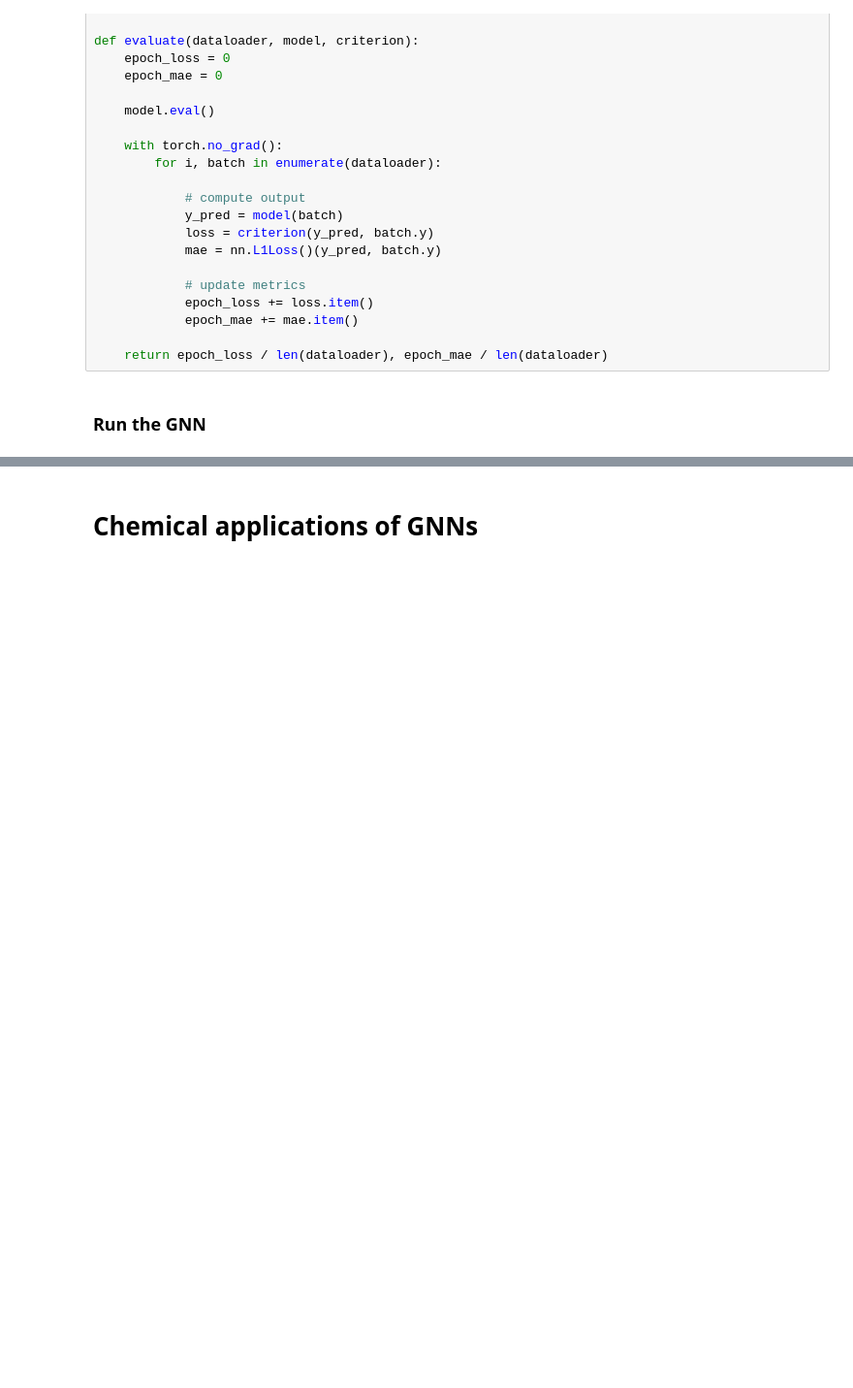
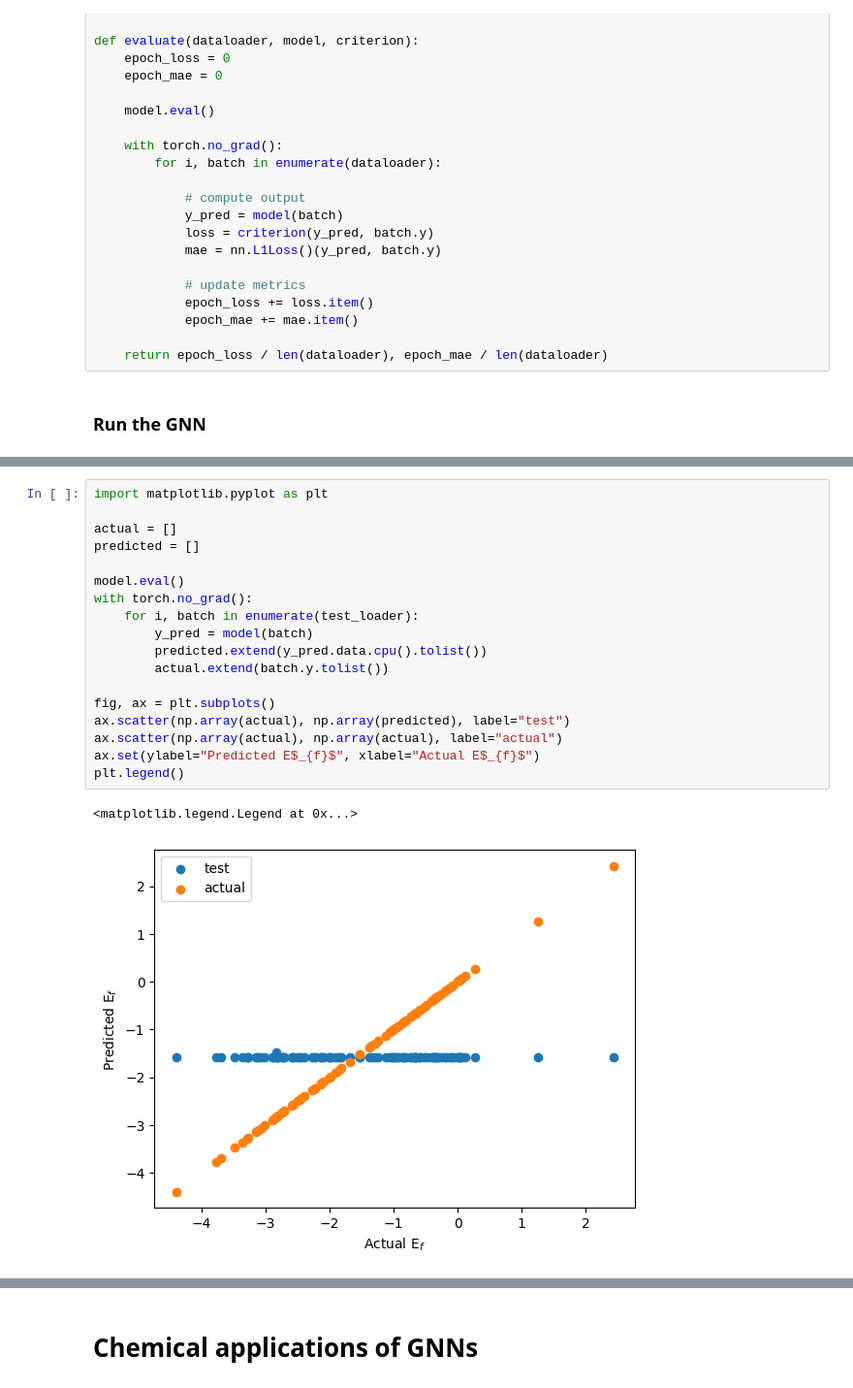
Before and after one commit to Lorentyfle/GNN-CaMML-course-blog, a Jupyter notebook: Graph_CaMML.ipynb, the cells around one changed output, grey strips where cells are left out. Shown at 97% size. Cells and saved outputs as stored; diff of their text form; blank space fills up the shorter version.

```diff
--- a/Graph_CaMML.ipynb
+++ b/Graph_CaMML.ipynb
@@ -600,0 +590,21 @@ While this part was only for showing how to build a GNN by our own hands, other
+# %%
+import matplotlib.pyplot as plt
+
+actual = []
+predicted = []
+
+model.eval()
+with torch.no_grad():
+    for i, batch in enumerate(test_loader):
+        y_pred = model(batch)
+        predicted.extend(y_pred.data.cpu().tolist())
+        actual.extend(batch.y.tolist())
+
+fig, ax = plt.subplots()
+ax.scatter(np.array(actual), np.array(predicted), label="test")
+ax.scatter(np.array(actual), np.array(actual), label="actual")
+ax.set(ylabel="Predicted E$_{f}$", xlabel="Actual E$_{f}$")
+plt.legend()
+# %% [output]
+<matplotlib.legend.Legend at 0x...>
+[figure, added]
```
Also changed, not shown: parts of 25 cells of this notebook, 6 other files.
